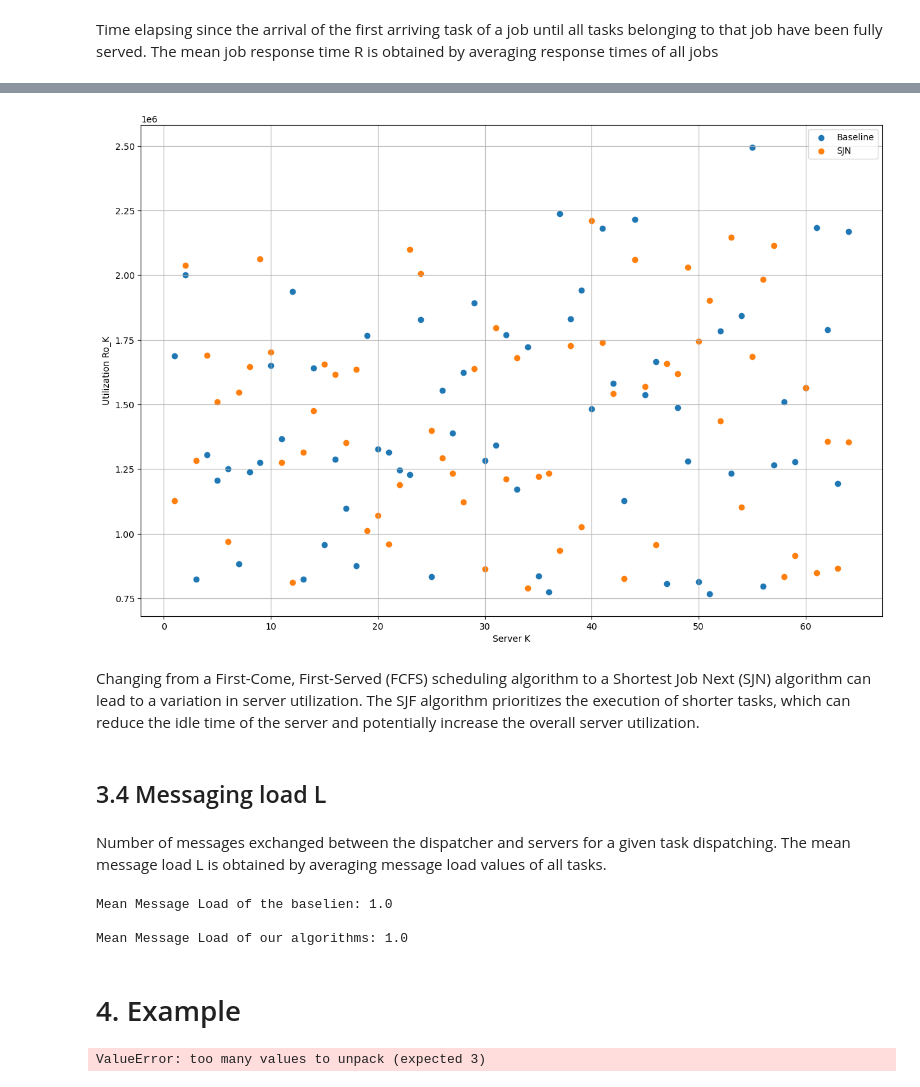
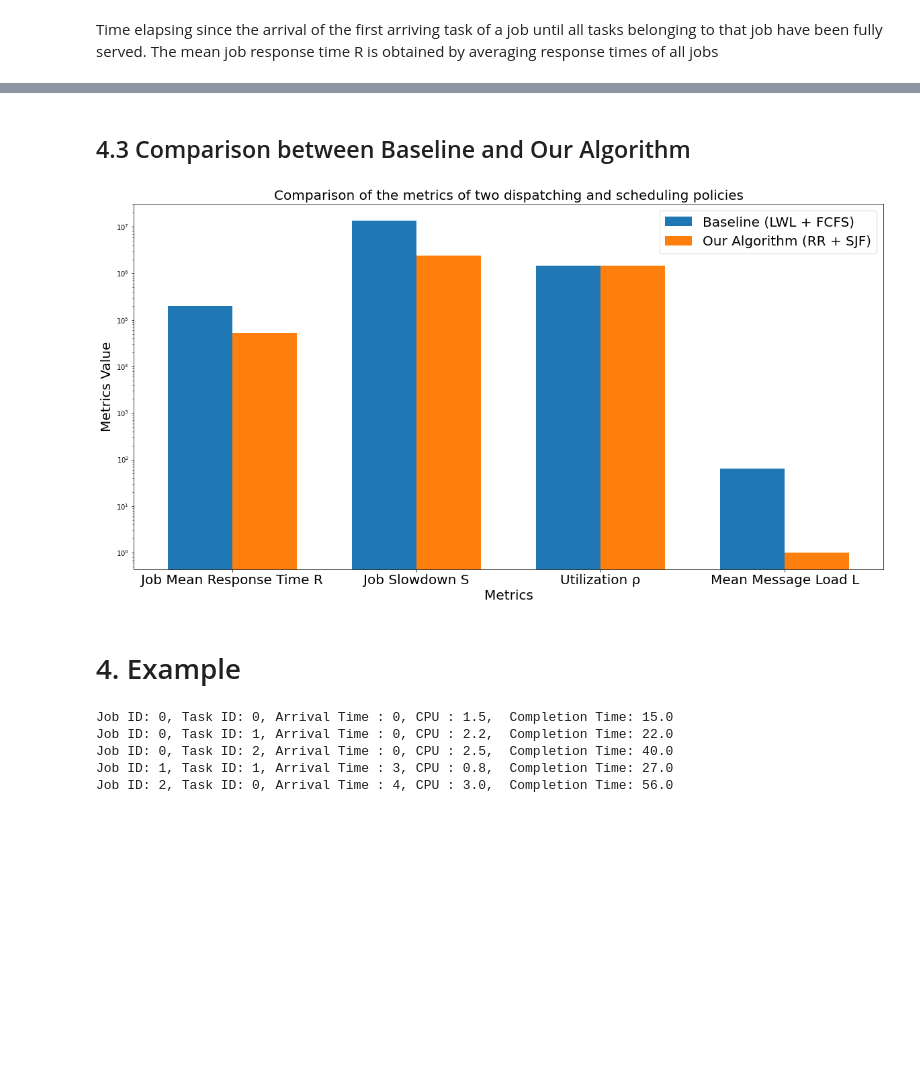
Before and after one commit to maryyyyna/Networking-for-Big-Data-and-Laboratory, a Jupyter notebook: CH2_DataCenter.ipynb, the cells around one changed output, grey strips where cells are left out. Drawn from its saved outputs; the diff is of its cells as text; code cells hidden in the pictures; blank space fills up the shorter version.

```diff
--- a/CH2_DataCenter.ipynb
+++ b/CH2_DataCenter.ipynb
@@ -277,0 +358,8 @@ Job Mean Response Time R of our algorithms: 189813.82603286018
+# %%
+# Utilization coefficient of baseline
+mean_utilization_baseline = sum(utilization_baseline.values()) / len(utilization_baseline.keys())
+print("Mean Utilization of the baseline:", mean_utilization_baseline)
+
+# Utilization coefficient of our algorithm
+mean_utilization_our_algorithm= sum(utilization_our_algorithm.values()) / len(utilization_our_algorithm.keys())
+print("Mean Utilization of our algorithm:", mean_utilization_our_algorithm)
@@ -432,39 +452,31 @@ Ro_k
 64 rows × 3 columns
-# %%
-########################################################
-# QUESTO PLOT E' INUTILE, VEDETE SE VOLETE AGGIUNGERLO #
-########################################################
-
-
-
-Servers_plot=[i for i in range(1,65)]
-Ro_k_baseline=utilization_baseline.values()
-Ro_k_SJN=utilization_SJN.values()
-plt.figure(figsize=(15, 10))
-plt.scatter(Servers_plot, Ro_k_baseline, label='Baseline')
-plt.scatter(Servers_plot, Ro_k_SJN, label='SJN' )
-plt.xlabel('Server K')
-plt.ylabel('Utilization Ro_K')
-plt.legend(fontsize = 10)
-plt.grid()
-plt.show()
-# %% [output]
-[figure, removed]
-# %% [markdown]
-Changing from a First-Come, First-Served (FCFS) scheduling algorithm to a Shortest Job Next (SJN) algorithm can lead to a variation in server utilization. The SJF algorithm prioritizes the execution of shorter tasks, which can reduce the idle time of the server and potentially increase the overall server utilization.
-# %% [markdown]
-## 3.4 Messaging load L
-# %% [markdown]
-Number of messages exchanged between the dispatcher and servers for a given task dispatching. The
-mean message load L is obtained by averaging message load values of all tasks.
-# %%
-print("Mean Message Load of the baselien:", mean_message_load_baseline)
-print()
-print("Mean Message Load of our algorithms:", mean_message_load_SJN)
-# %% [output]
-Mean Message Load of the baselien: 1.0
-
-Mean Message Load of our algorithms: 1.0
+# %% [markdown]
+## 4.3 Comparison between Baseline and Our Algorithm
+# %%
+baseline = [job_mean_response_time_baseline, job_slowdown_S_baseline, mean_utilization_baseline, mean_message_load_baseline]
+our_algorithm = [job_mean_response_time_our_algorithm, job_slowdown_S_our_algorithm, mean_utilization_our_algorithm, mean_message_load_our_algorithm]
+
+index = np.arange(4)
+bar_width = 0.35
+
+fig, ax = plt.subplots(figsize=(20, 10))
+baseline = ax.bar(index, baseline, bar_width,
+                label="Baseline (LWL + FCFS)")
+
+our_algorithm = ax.bar(index+bar_width, our_algorithm,
+                 bar_width, label="Our Algorithm (RR + SJF)")
+
+ax.set_xlabel('Metrics', fontsize = 20)
+ax.set_ylabel('Metrics Value', fontsize = 20)
+ax.set_title('Comparison of the metrics of two dispatching and scheduling policies', fontsize = 20)
+ax.set_xticks(index + bar_width / 2)
+ax.set_xticklabels(['Job Mean Response Time R', 'Job Slowdown S', 'Utilization ρ', 'Mean Message Load L'], fontsize = 20)
+ax.legend(fontsize = 20)
+plt.yscale('log')
+
+plt.show()
+# %% [output]
+[figure, added]
 # %% [markdown]
 # 4. Example
 # %%
@@ -478,10 +490,14 @@ tasks_2 = [Task(0, 0, 0, 1.5, 0.3),
 
 µ = 0.1
 N = 2
-completion_times, service_times, mean_message_load = calculate_completion_time_baseline(tasks_2, N)
+completion_times, service_times, utilization, mean_message_load = calculate_completion_time_baseline(tasks_2, N)
 
 # Print completion time for each task
 for (job_id, task_id, arrival_time, cpu_usage), completion_time in completion_times.items():
     print(f"Job ID: {job_id}, Task ID: {task_id}, Arrival Time : {arrival_time}, CPU : {cpu_usage},  Completion Time: {completion_time}")
 # %% [output]
-ValueError: too many values to unpack (expected 3)
+Job ID: 0, Task ID: 0, Arrival Time : 0, CPU : 1.5,  Completion Time: 15.0
+Job ID: 0, Task ID: 1, Arrival Time : 0, CPU : 2.2,  Completion Time: 22.0
+Job ID: 0, Task ID: 2, Arrival Time : 0, CPU : 2.5,  Completion Time: 40.0
+Job ID: 1, Task ID: 1, Arrival Time : 3, CPU : 0.8,  Completion Time: 27.0
+Job ID: 2, Task ID: 0, Arrival Time : 4, CPU : 3.0,  Completion Time: 56.0
```
Also changed, not shown: parts of 45 cells of this notebook.
